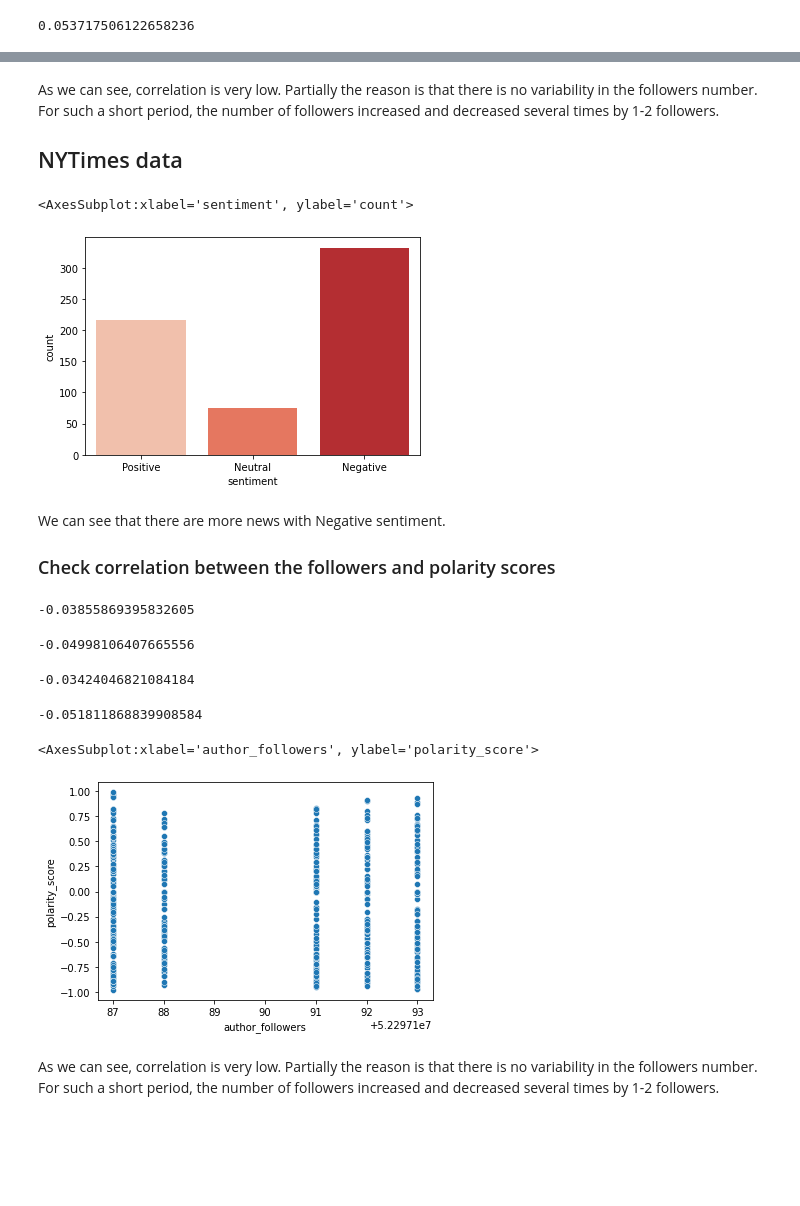
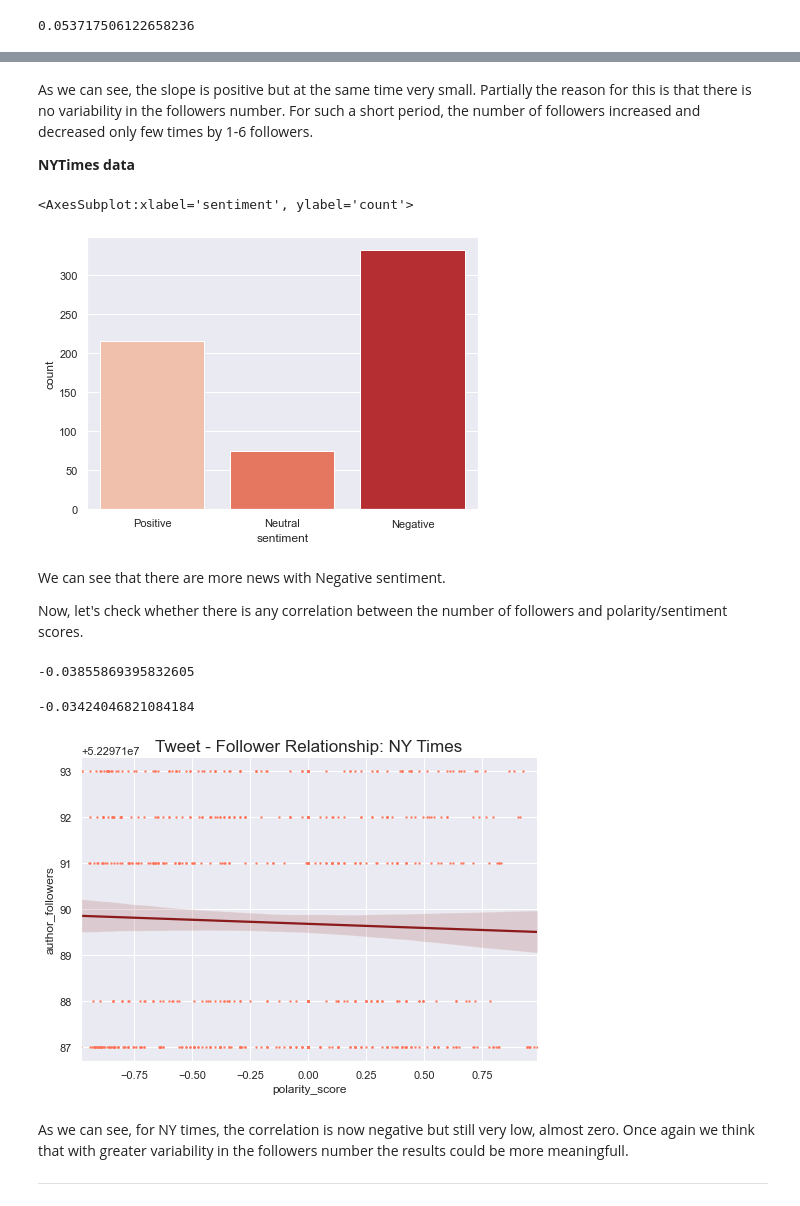
Before and after one commit to damirash/Analysis-of-Tweet_News, a Jupyter notebook: code.ipynb, the cells around one changed output, grey strips where cells are left out. Saved outputs shown, nothing was run; the diff lists cells and outputs as text; code cells hidden in the pictures; blank space fills up the shorter version.

```diff
--- a/code.ipynb
+++ b/code.ipynb
@@ -192,6 +183,7 @@ df1['sentiment'] = np.where(df1['polarity_score']>0.05, "Positive",
                           np.where(df1['polarity_score']< -0.05, "Negative", 'Neutral'))
 # %%
 import seaborn as sns
+sns.set(rc={"figure.figsize":(7, 5)})
 sns.countplot(x='sentiment', data=df1, palette="Reds")
 # %% [output]
 <AxesSubplot:xlabel='sentiment', ylabel='count'>
@@ -229,46 +225,42 @@ sns.scatterplot(data=df1, x="author_followers", y="polarity_score")
 # %% [markdown]
-As we can see, correlation is very low. Partially the reason is that there is no variability in the followers number. For such a short period, the number of followers increased and decreased several times by 1-2 followers.
+As we can see, the slope is positive but at the same time very small. Partially the reason for this is that there is no variability in the followers number. For such a short period, the number of followers increased and decreased only few times by 1-6 followers.
 
-## NYTimes data
+**NYTimes data**
 # %%
 df2['polarity_score'] = df2['text'].apply(lambda x: sentiment.polarity_scores(str(x))['compound'])
 df2['sentiment'] = np.where(df2['polarity_score']>0.05, "Positive",
                           np.where(df2['polarity_score']< -0.05, "Negative", 'Neutral'))
 # %%
-import seaborn as sns
 sns.countplot(x='sentiment', data=df2, palette="Reds")
 # %% [output]
 <AxesSubplot:xlabel='sentiment', ylabel='count'>
-[figure, old version]
+[figure, new version]
 # %% [markdown]
 We can see that there are more news with Negative sentiment.
 
-### Check correlation between the followers and polarity scores
+Now, let's check whether there is any correlation between the number of followers and polarity/sentiment scores.
 # %%
 df2['polarity_score'].corr(df2['author_followers'])
 # %% [output]
 -0.03855869395832605
-# %%
-df2['growth_fllrs'] = - df2["author_followers"].diff()
-# %%
-df2['polarity_score'].corr(df2['growth_fllrs'])
-# %% [output]
--0.04998106407665556
 # %%
 df2['sentiment'] = np.where(df2['polarity_score']>0.05, 1,
                           np.where(df2['polarity_score']< -0.05, -1, 0))
+df2['sentiment'].corr(df2['author_followers'])
+# %% [output]
+-0.03424046821084184
-# %%
-df2['sentiment'].corr(df2['author_followers'])
-# %% [output]
--0.03424046821084184
-# %%
-df2['sentiment'].corr(df2['growth_fllrs'])
-# %% [output]
--0.051811868839908584
 # %%
-sns.scatterplot(data=df2, x="author_followers", y="polarity_score")
+sns.lmplot(x = "polarity_score", y = 'author_followers', data = df2,
+           scatter_kws ={'color': '#FF7256', 's':2}, line_kws={'color': '#8B1A1A'},
+           height=5, aspect=1.4, legend=False )
+sns.color_palette("Reds")
+
+ax = plt.gca()
+ax.set_title("Tweet - Follower Relationship: NY Times", fontsize=17)
+plt.show()
 # %% [output]
-<AxesSubplot:xlabel='author_followers', ylabel='polarity_score'>
-[figure, old version]
+[figure, new version]
 # %% [markdown]
-As we can see, correlation is very low. Partially the reason is that there is no variability in the followers number. For such a short period, the number of followers increased and decreased several times by 1-2 followers.
+As we can see, for NY times, the correlation is now negative but still very low, almost zero. Once again we think that with greater  variability in the followers number the results could be more meaningfull.
+
+------
```
Also changed, not shown: parts of 92 cells of this notebook.
